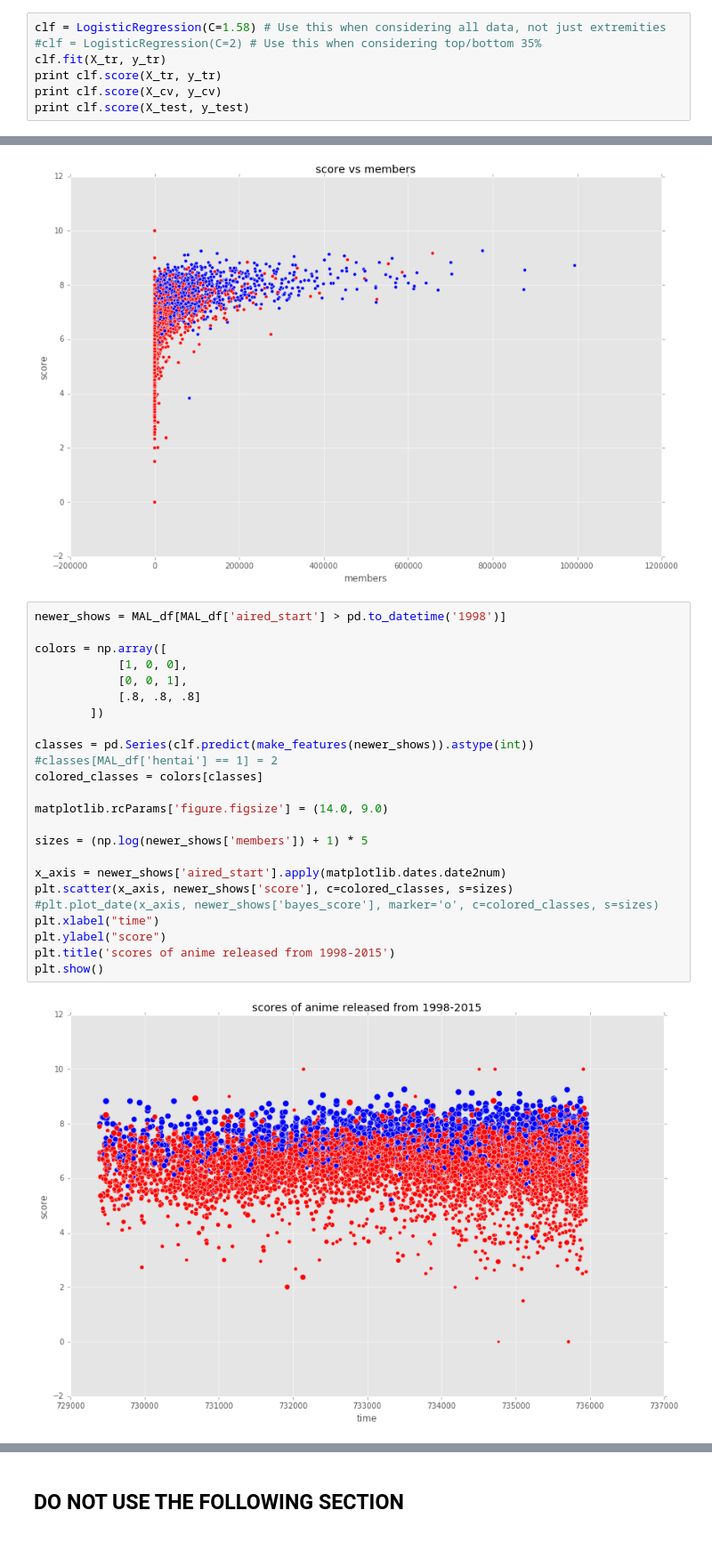
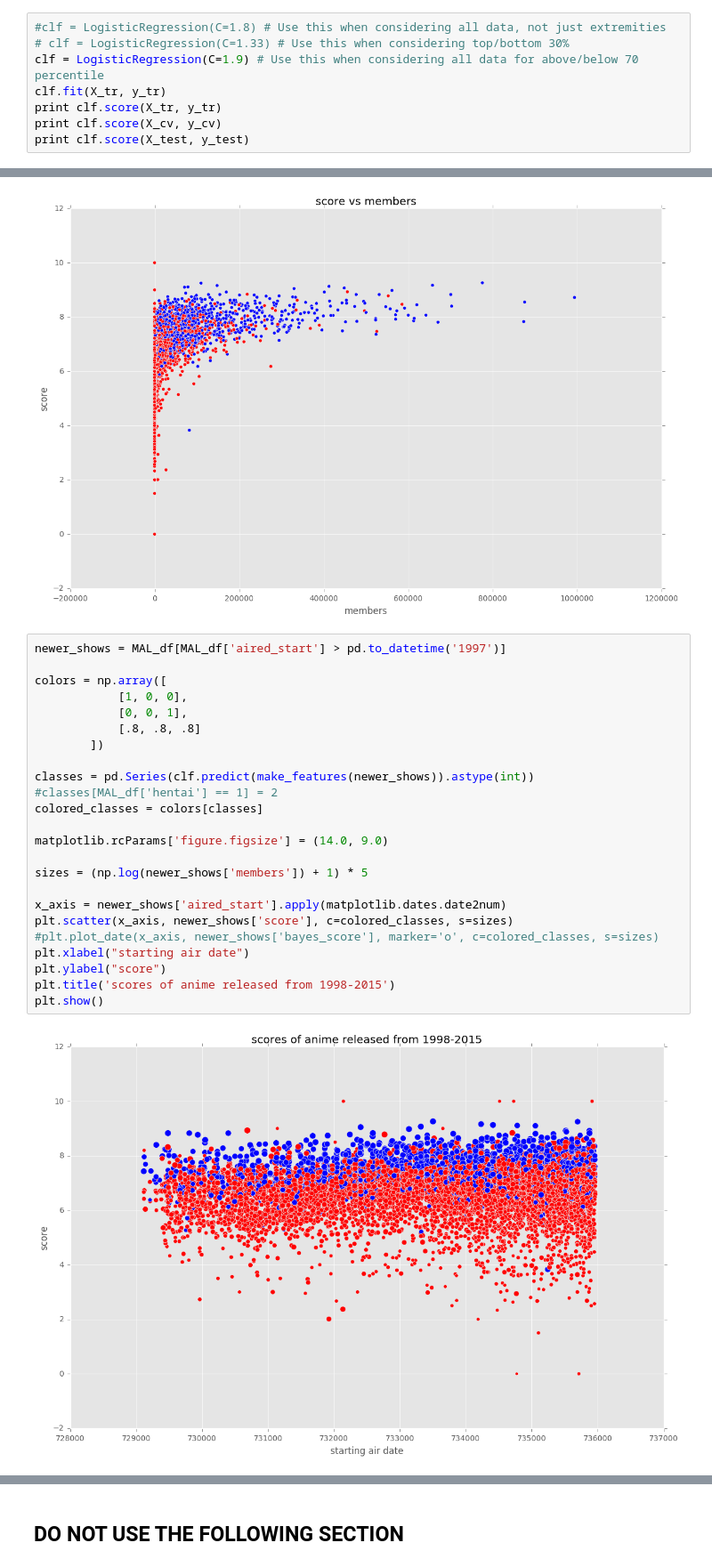
Before and after one commit to FourSwordKirby/MALDataScience, a Jupyter notebook: more_stats.ipynb, the cells around one changed output, grey strips where cells are left out. Shown at 89% size. Saved outputs shown, nothing was run; the diff lists cells and outputs as text.

```diff
--- a/more_stats.ipynb
+++ b/more_stats.ipynb
@@ -903,8 +921,9 @@ plt.semilogx(C, errors[:,0], C, errors[:,1]);
 # %% [output]
 [figure]
 # %%
-clf = LogisticRegression(C=1.58) # Use this when considering all data, not just extremities
-#clf = LogisticRegression(C=2) # Use this when considering top/bottom 35%
+#clf = LogisticRegression(C=1.8) # Use this when considering all data, not just extremities
+# clf = LogisticRegression(C=1.33) # Use this when considering top/bottom 30%
+clf = LogisticRegression(C=1.9) # Use this when considering all data for above/below 70 percentile
 clf.fit(X_tr, y_tr)
 print clf.score(X_tr, y_tr)
 print clf.score(X_cv, y_cv)
@@ -992,28 +1045,28 @@ plt.show()
 # %% [output]
 [figure]
 # %%
-newer_shows = MAL_df[MAL_df['aired_start'] > pd.to_datetime('1998')]
+newer_shows = MAL_df[MAL_df['aired_start'] > pd.to_datetime('1997')]
 
 colors = np.array([
             [1, 0, 0],
             [0, 0, 1],
             [.8, .8, .8]
         ])
 
 classes = pd.Series(clf.predict(make_features(newer_shows)).astype(int))
 #classes[MAL_df['hentai'] == 1] = 2
 colored_classes = colors[classes]
 
 matplotlib.rcParams['figure.figsize'] = (14.0, 9.0)
 
 sizes = (np.log(newer_shows['members']) + 1) * 5
 
 x_axis = newer_shows['aired_start'].apply(matplotlib.dates.date2num)
 plt.scatter(x_axis, newer_shows['score'], c=colored_classes, s=sizes)
 #plt.plot_date(x_axis, newer_shows['bayes_score'], marker='o', c=colored_classes, s=sizes)
-plt.xlabel("time")
+plt.xlabel("starting air date")
 plt.ylabel("score")
 plt.title('scores of anime released from 1998-2015')
 plt.show()
 # %% [output]
-[figure, old version]
+[figure, new version]
```
Also changed, not shown: parts of 16 cells of this notebook.
